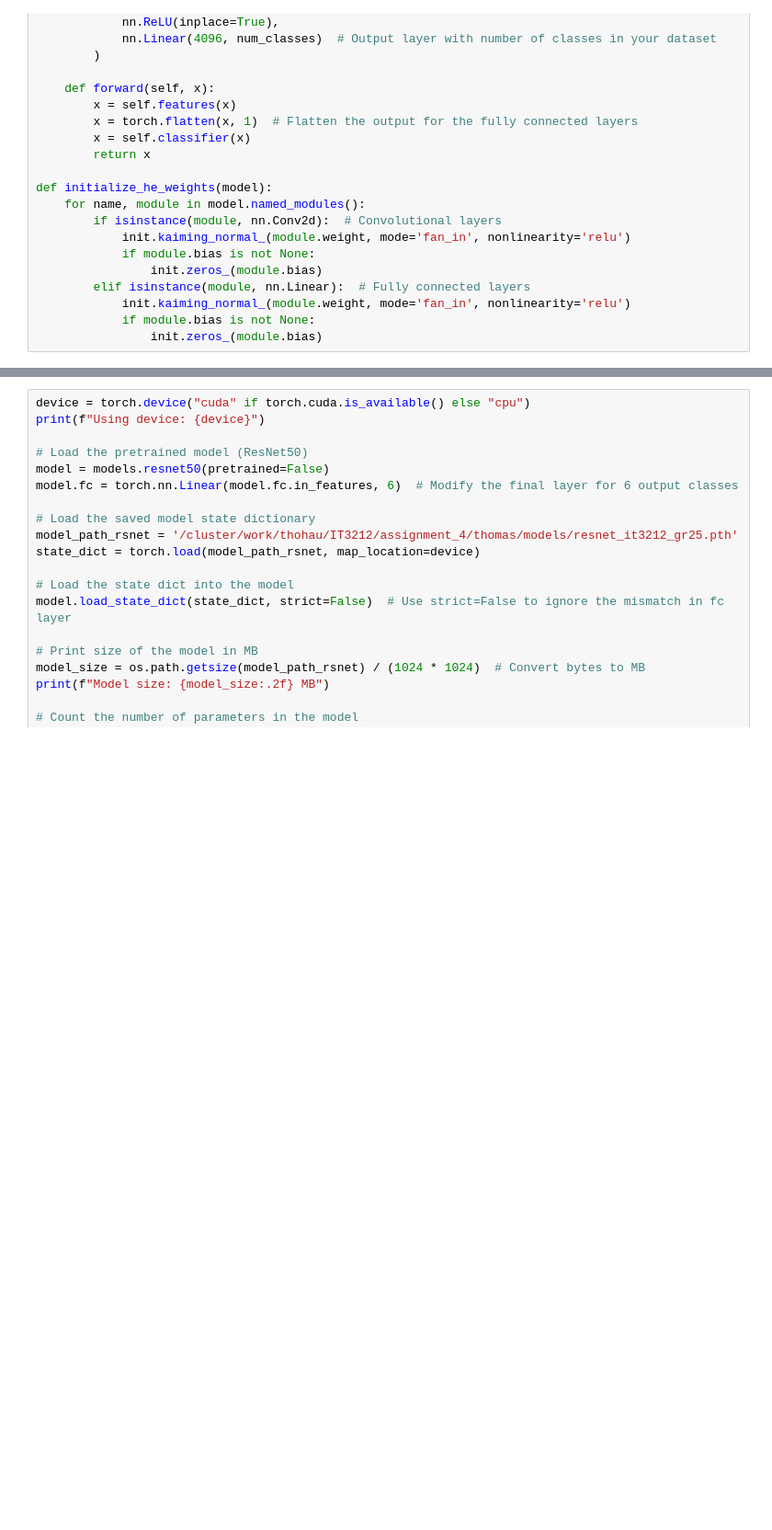
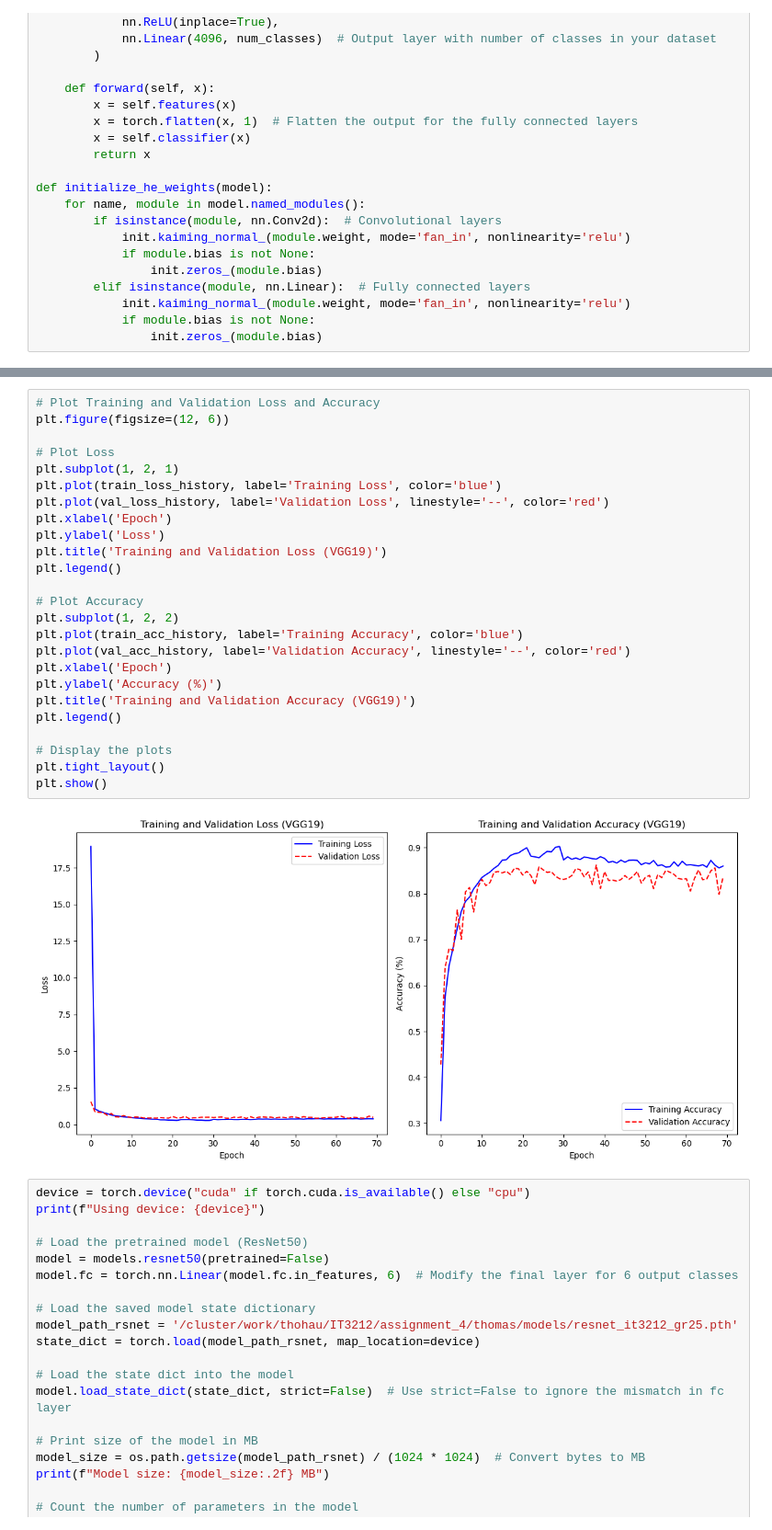
Before and after one commit to Anders-Stubberud/IT3212, a Jupyter notebook: assignment_4/thomas/cnn_ML.ipynb, the cells around one changed output, grey strips where cells are left out. Shown at 92% size. Saved outputs shown, nothing was run; the diff lists cells and outputs as text; blank space fills up the shorter version.

```diff
--- a/assignment_4/thomas/cnn_ML.ipynb
+++ b/assignment_4/thomas/cnn_ML.ipynb
@@ -349,3 +350,30 @@ Epoch [69/89]
+# %%
+# Plot Training and Validation Loss and Accuracy
+plt.figure(figsize=(12, 6))
+
+# Plot Loss
+plt.subplot(1, 2, 1)
+plt.plot(train_loss_history, label='Training Loss', color='blue')
+plt.plot(val_loss_history, label='Validation Loss', linestyle='--', color='red')
+plt.xlabel('Epoch')
+plt.ylabel('Loss')
+plt.title('Training and Validation Loss (VGG19)')
+plt.legend()
+
+# Plot Accuracy
+plt.subplot(1, 2, 2)
+plt.plot(train_acc_history, label='Training Accuracy', color='blue')
+plt.plot(val_acc_history, label='Validation Accuracy', linestyle='--', color='red')
+plt.xlabel('Epoch')
+plt.ylabel('Accuracy (%)')
+plt.title('Training and Validation Accuracy (VGG19)')
+plt.legend()
+
+# Display the plots
+plt.tight_layout()
+plt.show()
+# %% [output]
+[figure, added]
 # %%
 device = torch.device("cuda" if torch.cuda.is_available() else "cpu")
 print(f"Using device: {device}")
```
Also changed, not shown: parts of 1 cell of this notebook.
